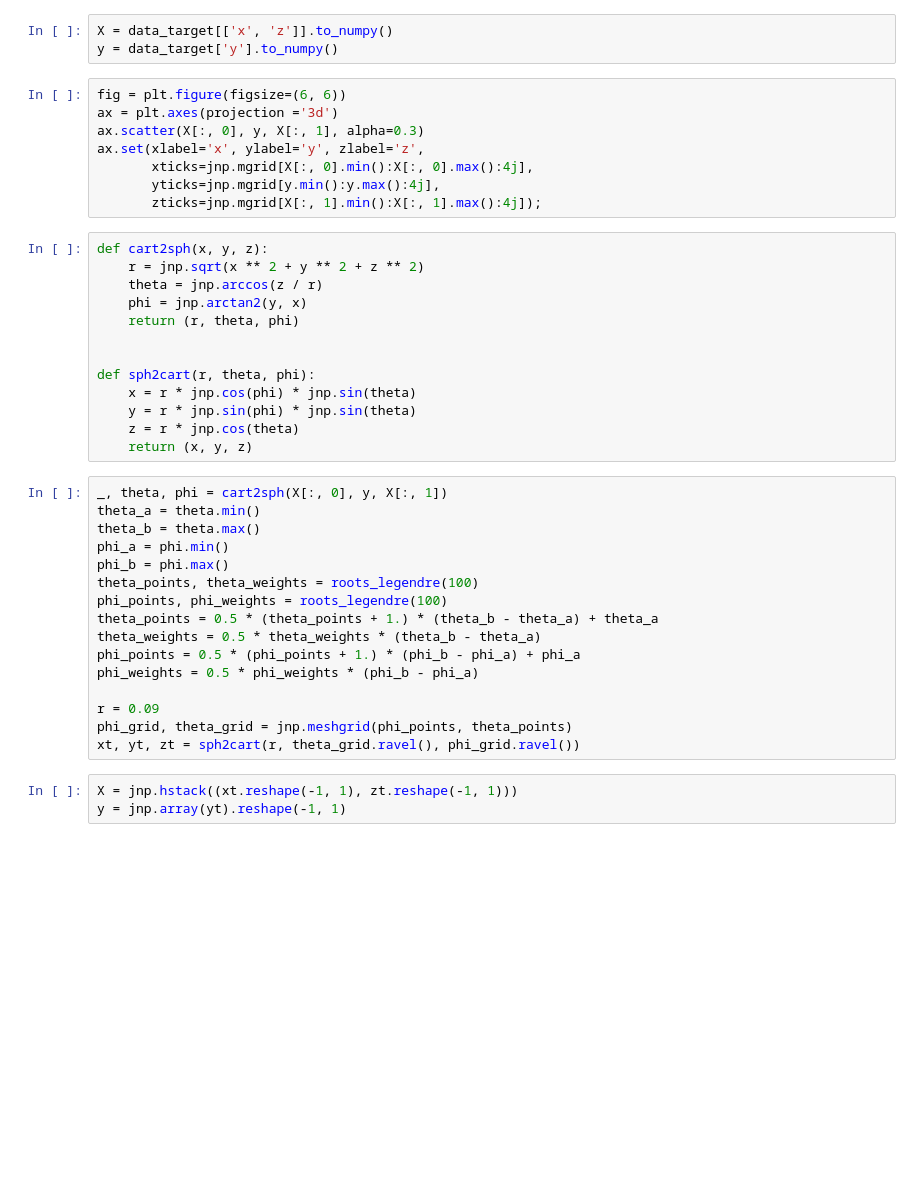
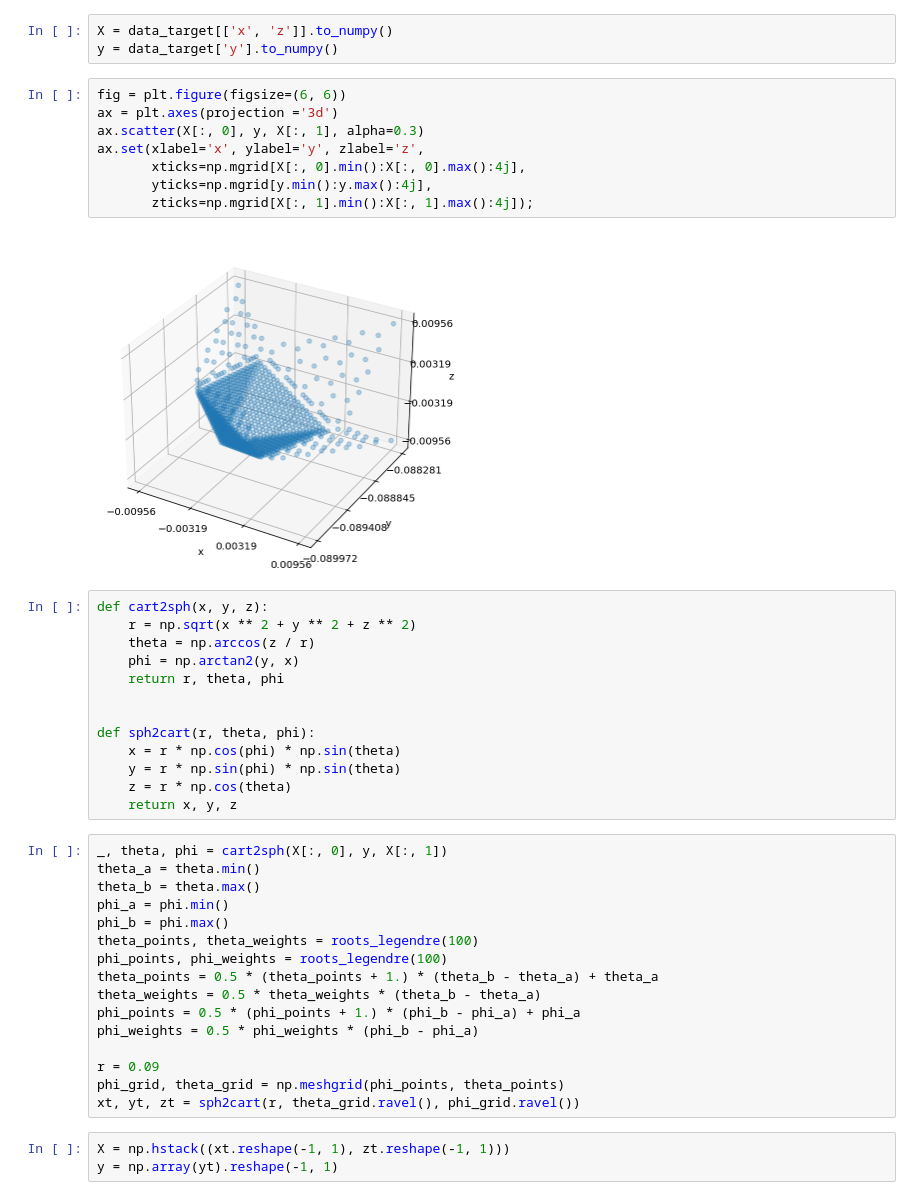
Before and after one commit to akapet00/EMF-exposure-analysis, a Jupyter notebook: notebooks/nn_sphere.ipynb, the cells around one changed output. Drawn from its saved outputs; the diff is of its cells as text; blank space fills up the shorter version.

```diff
--- a/notebooks/nn_sphere.ipynb
+++ b/notebooks/nn_sphere.ipynb
@@ -40,24 +55,26 @@ y = data_target['y'].to_numpy()
 # %%
 fig = plt.figure(figsize=(6, 6))
 ax = plt.axes(projection ='3d')
 ax.scatter(X[:, 0], y, X[:, 1], alpha=0.3)
 ax.set(xlabel='x', ylabel='y', zlabel='z',
-       xticks=jnp.mgrid[X[:, 0].min():X[:, 0].max():4j],
-       yticks=jnp.mgrid[y.min():y.max():4j],
-       zticks=jnp.mgrid[X[:, 1].min():X[:, 1].max():4j]);
+       xticks=np.mgrid[X[:, 0].min():X[:, 0].max():4j],
+       yticks=np.mgrid[y.min():y.max():4j],
+       zticks=np.mgrid[X[:, 1].min():X[:, 1].max():4j]);
+# %% [output]
+[figure, added]
 # %%
 def cart2sph(x, y, z):
-    r = jnp.sqrt(x ** 2 + y ** 2 + z ** 2)
-    theta = jnp.arccos(z / r)
-    phi = jnp.arctan2(y, x)
-    return (r, theta, phi)
+    r = np.sqrt(x ** 2 + y ** 2 + z ** 2)
+    theta = np.arccos(z / r)
+    phi = np.arctan2(y, x)
+    return r, theta, phi
 
 
 def sph2cart(r, theta, phi):
-    x = r * jnp.cos(phi) * jnp.sin(theta)
-    y = r * jnp.sin(phi) * jnp.sin(theta)
-    z = r * jnp.cos(theta)
-    return (x, y, z)
+    x = r * np.cos(phi) * np.sin(theta)
+    y = r * np.sin(phi) * np.sin(theta)
+    z = r * np.cos(theta)
+    return x, y, z
 # %%
 _, theta, phi = cart2sph(X[:, 0], y, X[:, 1])
 theta_a = theta.min()
@@ -72,9 +89,9 @@ phi_points = 0.5 * (phi_points + 1.) * (phi_b - phi_a) + phi_a
 phi_weights = 0.5 * phi_weights * (phi_b - phi_a)
 
 r = 0.09
-phi_grid, theta_grid = jnp.meshgrid(phi_points, theta_points)
+phi_grid, theta_grid = np.meshgrid(phi_points, theta_points)
 xt, yt, zt = sph2cart(r, theta_grid.ravel(), phi_grid.ravel())
 # %%
-X = jnp.hstack((xt.reshape(-1, 1), zt.reshape(-1, 1)))
-y = jnp.array(yt).reshape(-1, 1)
+X = np.hstack((xt.reshape(-1, 1), zt.reshape(-1, 1)))
+y = np.array(yt).reshape(-1, 1)
 # %%
```
Also changed, not shown: parts of 21 cells of this notebook.
